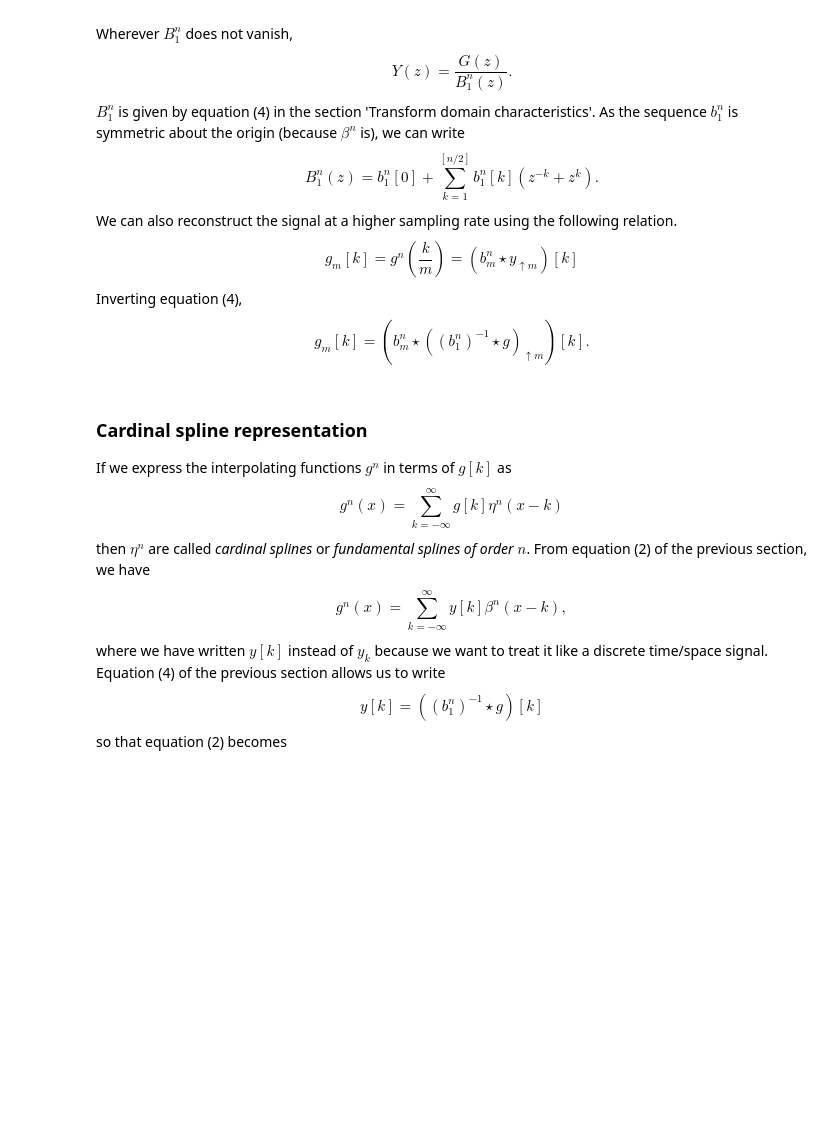
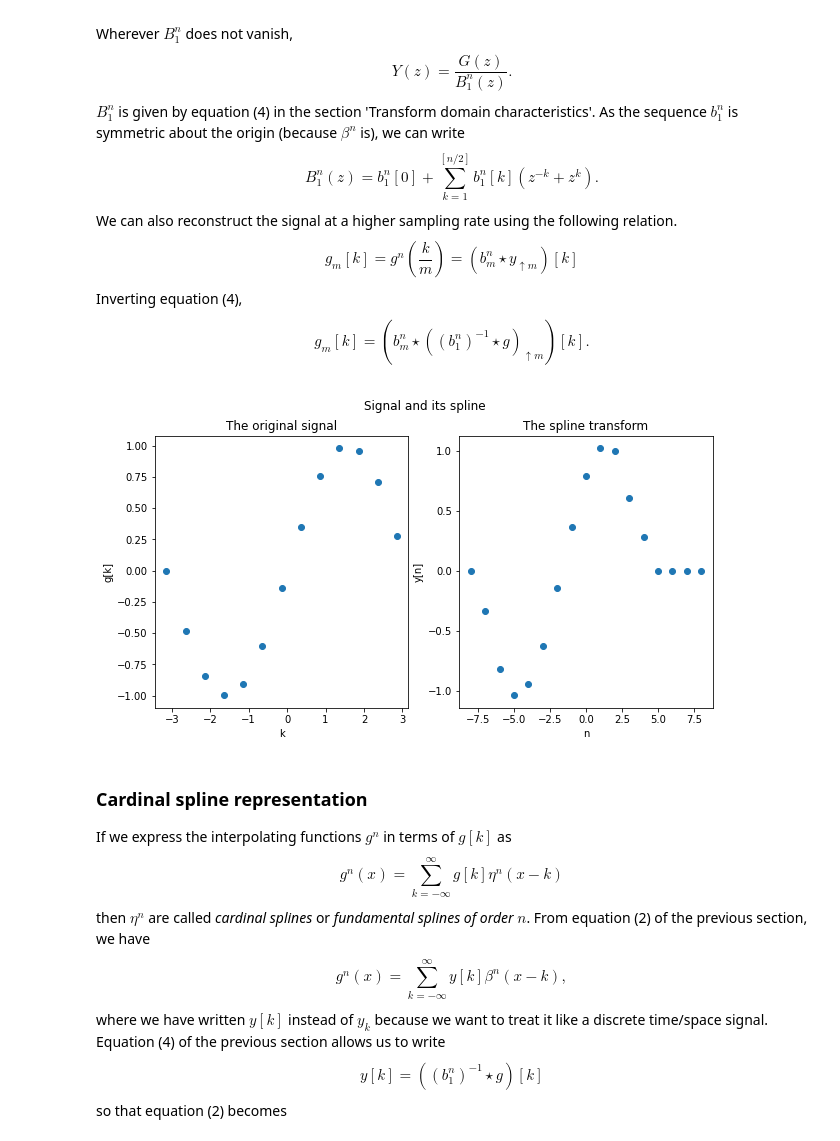
Before and after one commit to amey-joshi/am, a Jupyter notebook: p3/m2p_B01_B_ImageSplines_Version_3.ipynb, the cells around one changed output. Cells and saved outputs as stored; diff of their text form; code cells hidden in the pictures; blank space fills up the shorter version.

```diff
--- a/p3/m2p_B01_B_ImageSplines_Version_3.ipynb
+++ b/p3/m2p_B01_B_ImageSplines_Version_3.ipynb
@@ -824,3 +823,31 @@ $$
+# %%
+# Example of a spline transform
+import numpy as np
+import matplotlib.pyplot as plt
+from scipy import interpolate
+
+k = np.arange(-np.pi, +np.pi, 0.5)
+g = np.sin(k)
+tck = interpolate.splrep(k, g)
+y = tck[1]
+
+fig = plt.figure(figsize = (10, 5))
+fig.suptitle('Signal and its spline')
+p1 = fig.add_subplot(121)
+p1.plot(k, g, 'o')
+plt.xlabel('k')
+plt.ylabel('g[k]')
+plt.title('The original signal')
+
+p2 = fig.add_subplot(122)
+p2.plot(np.linspace(0, len(y) - 1, len(y)) - len(y) // 2, y, 'o')
+plt.xlabel('n')
+plt.ylabel('y[n]')
+plt.title('The spline transform')
+
+plt.show()
+# %% [output]
+[figure, added]
 # %% [markdown]
 ### Cardinal spline representation
 
```
Also changed, not shown: parts of 2 cells of this notebook.
